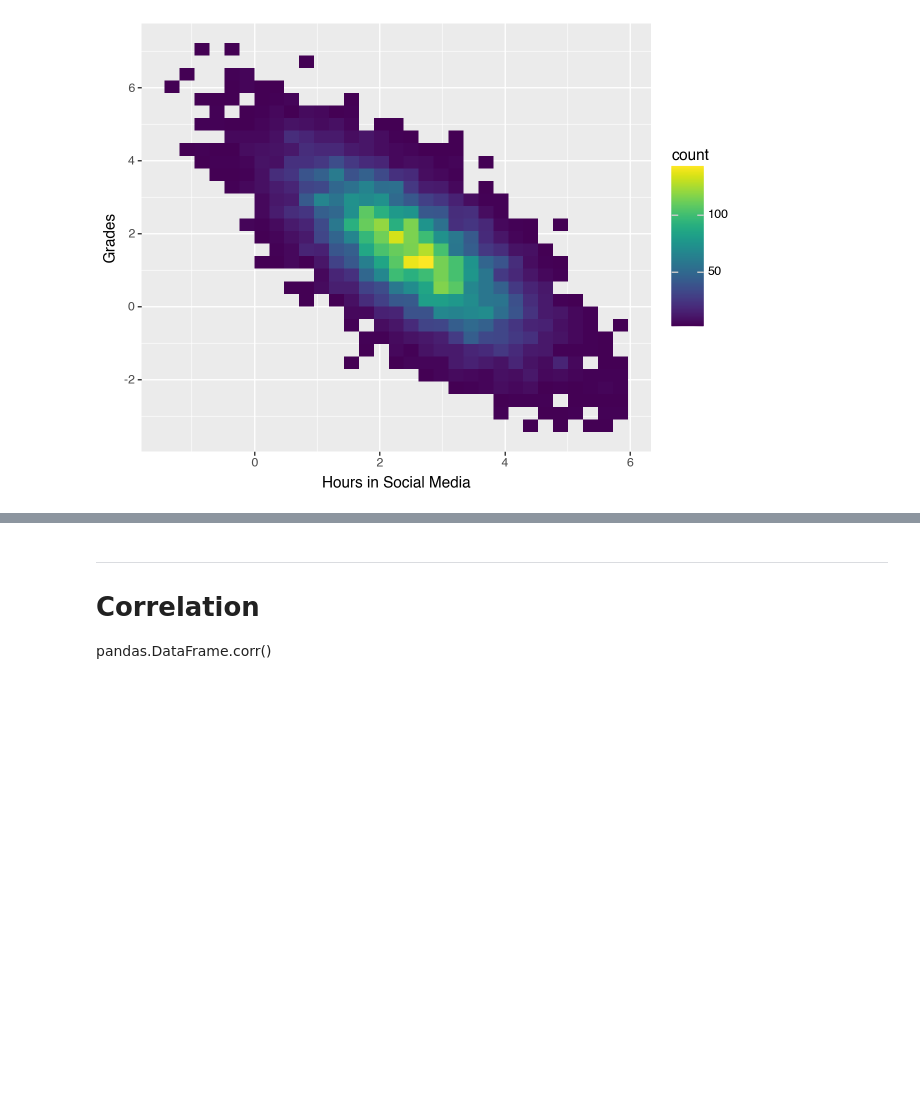
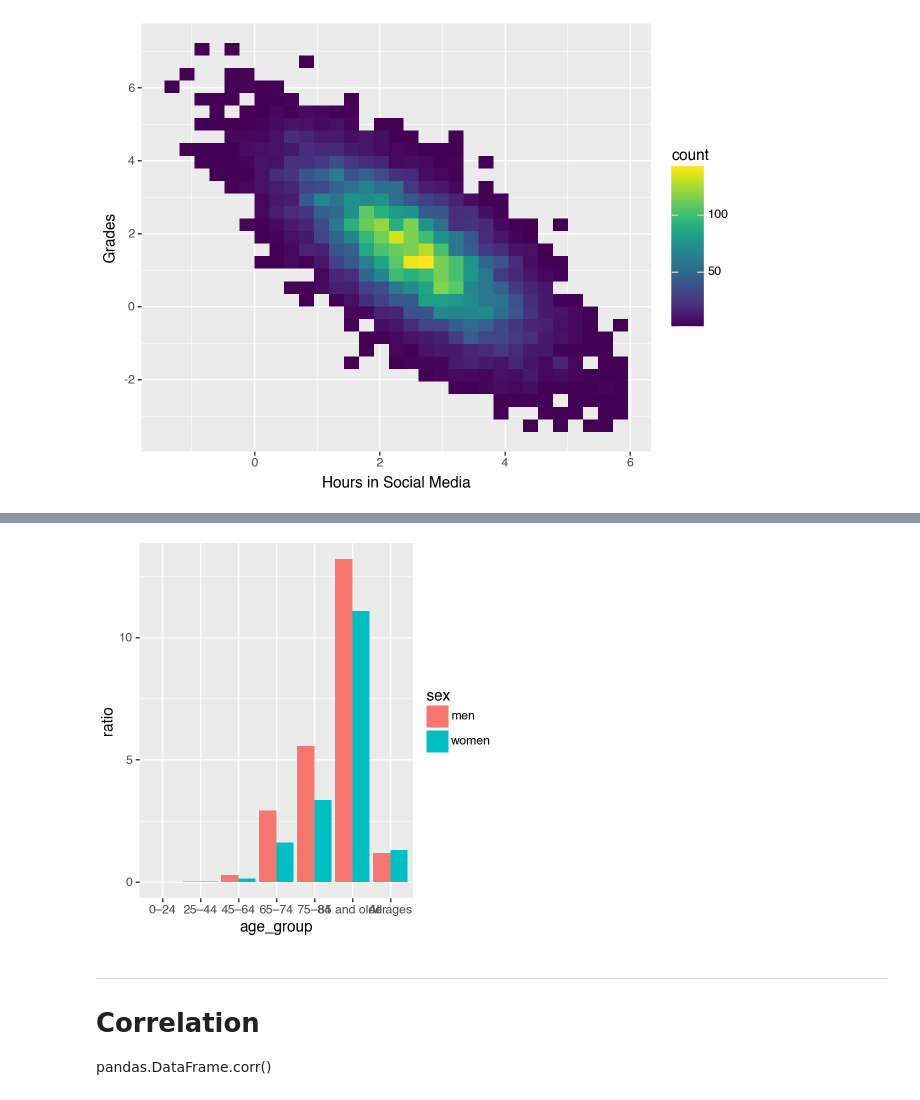
Before and after one commit to ulasuregen/Data-Analysis-and-Visualization-in-Python, a Jupyter notebook: Exercises/generalNotes.ipynb, the cells around one changed output, grey strips where cells are left out. Cells and saved outputs as stored; diff of their text form; code cells hidden in the pictures; blank space fills up the shorter version.

```diff
--- a/Exercises/generalNotes.ipynb
+++ b/Exercises/generalNotes.ipynb
@@ -354,3 +437,18 @@ grade_media = pd.DataFrame({
+# %%
+## geom_col()
+
+fatalitiy_df = pd.read_csv('../Datasets/Exercise2_datasets/exdata 6/belgium_infection_fatality_rate_june2020.csv')
+fatalitiy_df['age_group'] = fatalitiy_df['age_group'].astype('category')
+
+fatalitiy_df = fatalitiy_df.melt(id_vars= 'age_group', var_name= 'sex', value_name= 'ratio')
+
+(
+    ggplot(fatalitiy_df, aes(x = 'age_group',y = 'ratio', fill = 'sex')) +
+    geom_col(position = 'dodge') +
+    theme(figure_size=(4,4))
+)
+# %% [output]
+[figure, added]
 # %% [markdown]
 ----------
 
```
Also changed, not shown: parts of 9 cells of this notebook, 11 other files.
